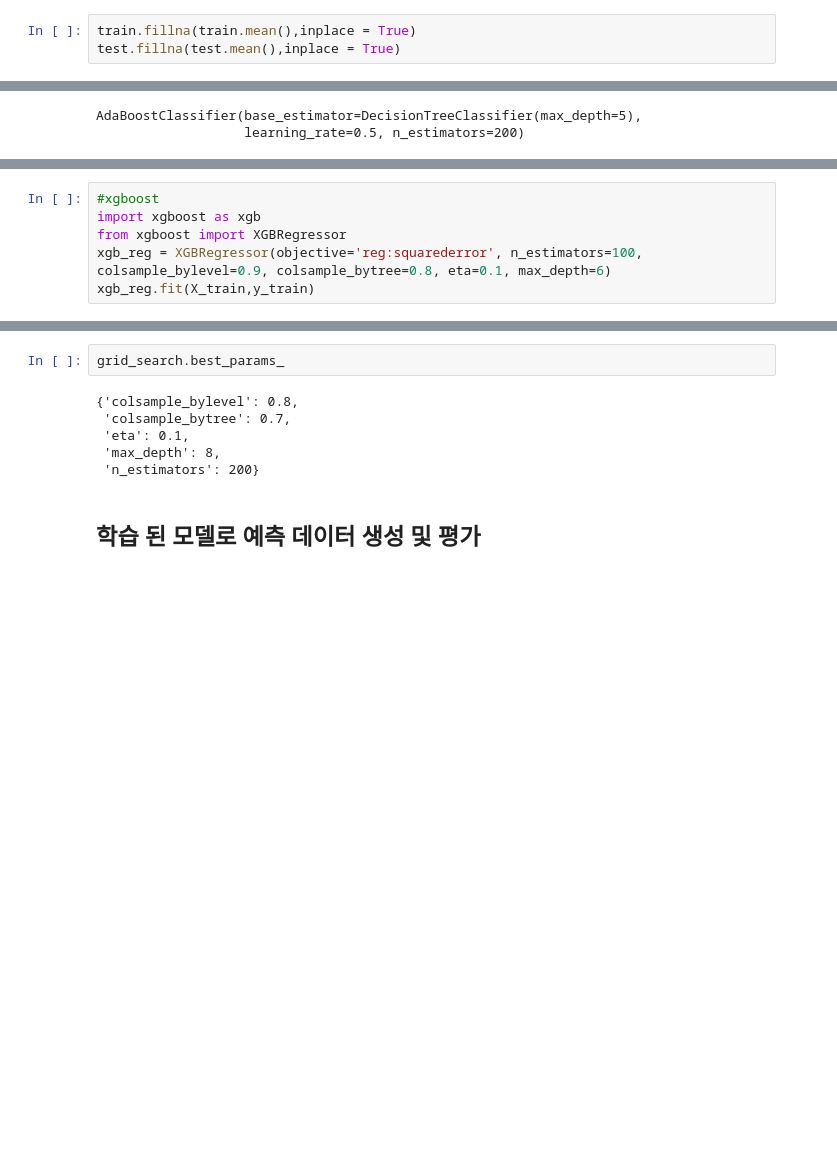
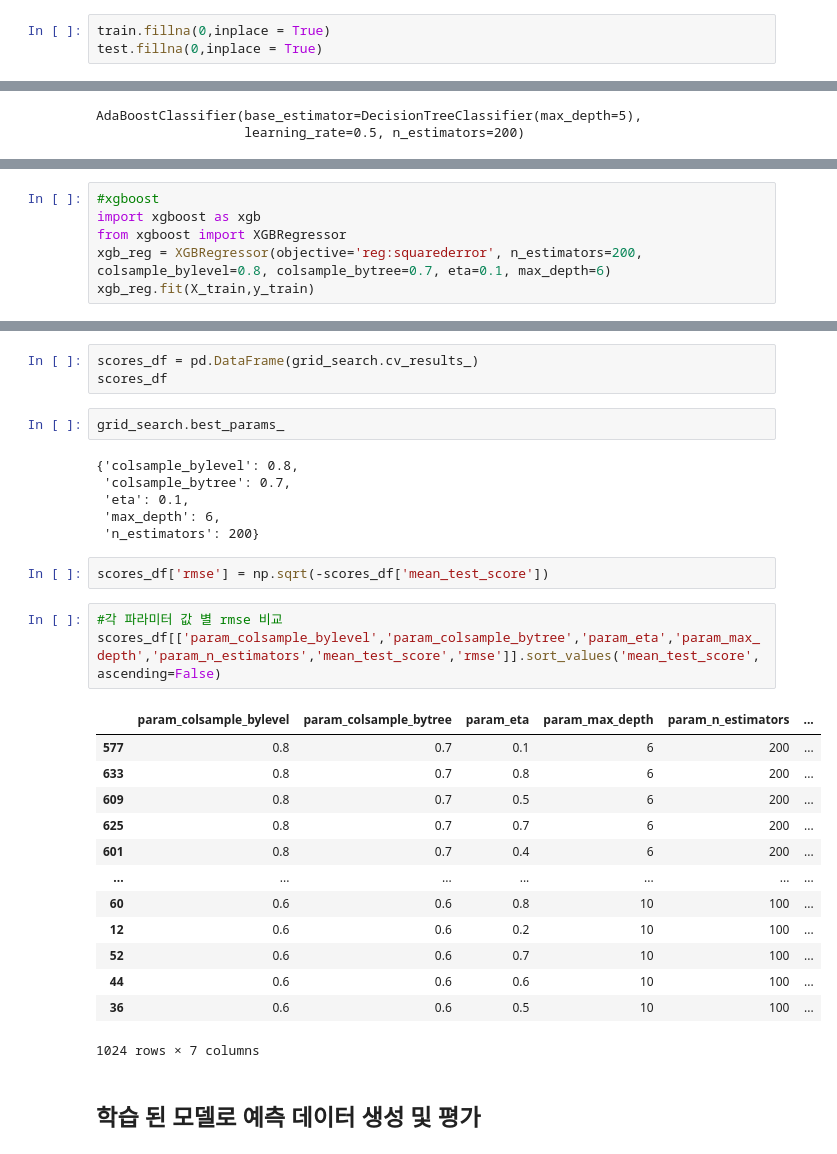
Before and after one commit to jiw3026/SML, a Jupyter notebook: boosting_Ada,Grad,Xgb.ipynb, the cells around one changed output, grey strips where cells are left out. Saved outputs shown, nothing was run; the diff lists cells and outputs as text; blank space fills up the shorter version.

```diff
--- a/boosting_Ada,Grad,Xgb.ipynb
+++ b/boosting_Ada,Grad,Xgb.ipynb
@@ -99,8 +99,8 @@ train.plot(kind="scatter", x="hour_bef_temperature", y="count", alpha=0.1)
 <matplotlib.axes._subplots.AxesSubplot at 0x...>
 [figure]
 # %%
-train.fillna(train.mean(),inplace = True)
-test.fillna(test.mean(),inplace = True)
+train.fillna(0,inplace = True)
+test.fillna(0,inplace = True)
 # %%
 #이상치 처리
 colL  = ['hour','hour_bef_temperature', 'hour_bef_precipitation', 'hour_bef_windspeed', 'hour_bef_humidity', 'hour_bef_visibility', 'hour_bef_visibility',
@@ -178,6 +178,6 @@ GradientBoostingRegressor(max_depth=2, n_estimators=192)
 #xgboost
 import xgboost as xgb
 from xgboost import XGBRegressor
-xgb_reg = XGBRegressor(objective='reg:squarederror', n_estimators=100, colsample_bylevel=0.9, colsample_bytree=0.8, eta=0.1, max_depth=6)
+xgb_reg = XGBRegressor(objective='reg:squarederror', n_estimators=200, colsample_bylevel=0.8, colsample_bytree=0.7, eta=0.1, max_depth=6)
 xgb_reg.fit(X_train,y_train)
 # %% [output]
@@ -203,11 +211,33 @@ grid_search.fit(X_train,y_train)
+# %%
+scores_df = pd.DataFrame(grid_search.cv_results_)
+scores_df
 # %%
 grid_search.best_params_
 # %% [output]
 {'colsample_bylevel': 0.8,
  'colsample_bytree': 0.7,
  'eta': 0.1,
- 'max_depth': 8,
+ 'max_depth': 6,
  'n_estimators': 200}
+# %%
+scores_df['rmse'] = np.sqrt(-scores_df['mean_test_score'])
+# %%
+#각 파라미터 값 별 rmse 비교
+scores_df[['param_colsample_bylevel','param_colsample_bytree','param_eta','param_max_depth','param_n_estimators','mean_test_score','rmse']].sort_values('mean_test_score', ascending=False)
+# %% [output]
+|  | param_colsample_bylevel | param_colsample_bytree | param_eta | param_max_depth | param_n_estimators | ... |
+| 577 | 0.8 | 0.7 | 0.1 | 6 | 200 | ... |
+| 633 | 0.8 | 0.7 | 0.8 | 6 | 200 | ... |
+| 609 | 0.8 | 0.7 | 0.5 | 6 | 200 | ... |
+| 625 | 0.8 | 0.7 | 0.7 | 6 | 200 | ... |
+| 601 | 0.8 | 0.7 | 0.4 | 6 | 200 | ... |
+| ... | ... | ... | ... | ... | ... | ... |
+| 60 | 0.6 | 0.6 | 0.8 | 10 | 100 | ... |
+| 12 | 0.6 | 0.6 | 0.2 | 10 | 100 | ... |
+| 52 | 0.6 | 0.6 | 0.7 | 10 | 100 | ... |
+| 44 | 0.6 | 0.6 | 0.6 | 10 | 100 | ... |
+| 36 | 0.6 | 0.6 | 0.5 | 10 | 100 | ... |
+1024 rows × 7 columns
 # %% [markdown]
 ## 학습 된 모델로 예측 데이터 생성 및 평가
 # %%
```
Also changed, not shown: parts of 8 cells of this notebook.
